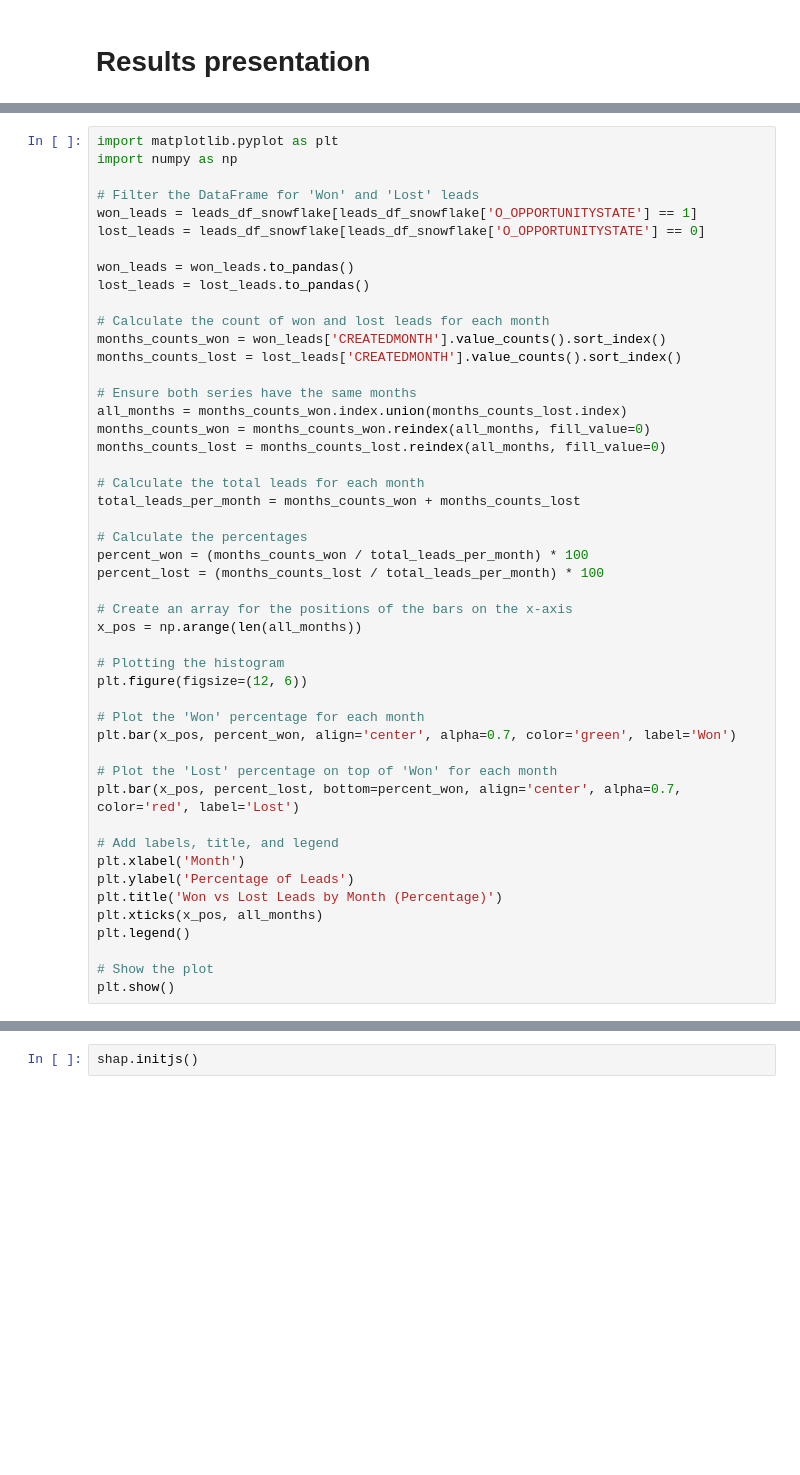
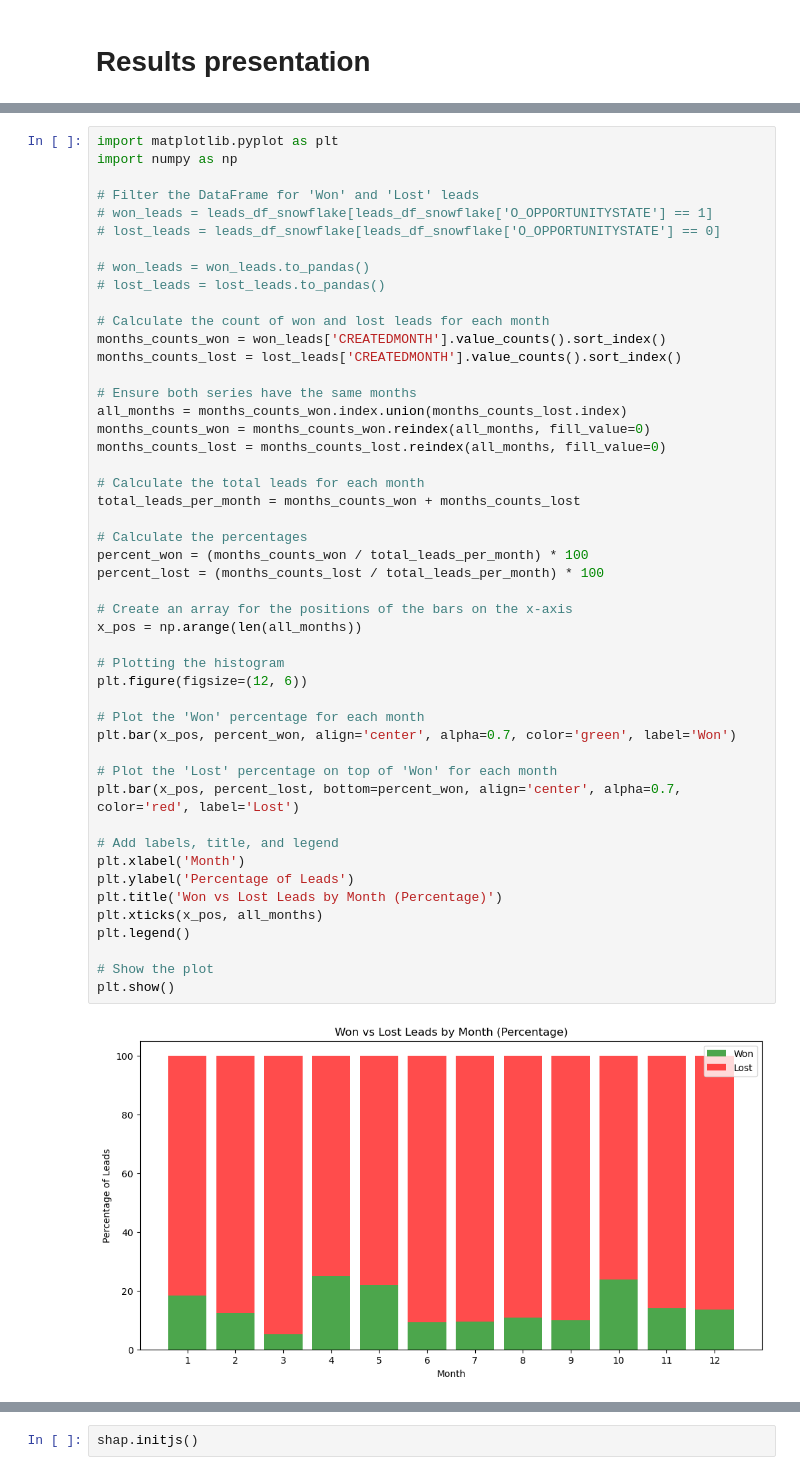
Before and after one commit to mrcomans/Yala_Lead_qualification, a Jupyter notebook: 2_feature_transformations_yala.ipynb, the cells around one changed output, grey strips where cells are left out. Saved outputs shown, nothing was run; the diff lists cells and outputs as text; blank space fills up the shorter version.

```diff
--- a/2_feature_transformations_yala.ipynb
+++ b/2_feature_transformations_yala.ipynb
@@ -1055,11 +1091,11 @@ import matplotlib.pyplot as plt
 import numpy as np
 
 # Filter the DataFrame for 'Won' and 'Lost' leads
-won_leads = leads_df_snowflake[leads_df_snowflake['O_OPPORTUNITYSTATE'] == 1]
-lost_leads = leads_df_snowflake[leads_df_snowflake['O_OPPORTUNITYSTATE'] == 0]
+# won_leads = leads_df_snowflake[leads_df_snowflake['O_OPPORTUNITYSTATE'] == 1]
+# lost_leads = leads_df_snowflake[leads_df_snowflake['O_OPPORTUNITYSTATE'] == 0]
 
-won_leads = won_leads.to_pandas()
-lost_leads = lost_leads.to_pandas()
+# won_leads = won_leads.to_pandas()
+# lost_leads = lost_leads.to_pandas()
 
 # Calculate the count of won and lost leads for each month
 months_counts_won = won_leads['CREATEDMONTH'].value_counts().sort_index()
@@ -1071,32 +1107,34 @@ months_counts_won = months_counts_won.reindex(all_months, fill_value=0)
 months_counts_lost = months_counts_lost.reindex(all_months, fill_value=0)
 
 # Calculate the total leads for each month
 total_leads_per_month = months_counts_won + months_counts_lost
 
 # Calculate the percentages
 percent_won = (months_counts_won / total_leads_per_month) * 100
 percent_lost = (months_counts_lost / total_leads_per_month) * 100
 
 # Create an array for the positions of the bars on the x-axis
 x_pos = np.arange(len(all_months))
 
 # Plotting the histogram
 plt.figure(figsize=(12, 6))
 
 # Plot the 'Won' percentage for each month
 plt.bar(x_pos, percent_won, align='center', alpha=0.7, color='green', label='Won')
 
 # Plot the 'Lost' percentage on top of 'Won' for each month
 plt.bar(x_pos, percent_lost, bottom=percent_won, align='center', alpha=0.7, color='red', label='Lost')
 
 # Add labels, title, and legend
 plt.xlabel('Month')
 plt.ylabel('Percentage of Leads')
 plt.title('Won vs Lost Leads by Month (Percentage)')
 plt.xticks(x_pos, all_months)
 plt.legend()
 
 # Show the plot
 plt.show()
+# %% [output]
+[figure, added]
 # %%
 # Filter the DataFrame for 'Won' and 'Lost' leads
```
Also changed, not shown: parts of 40 cells of this notebook.
